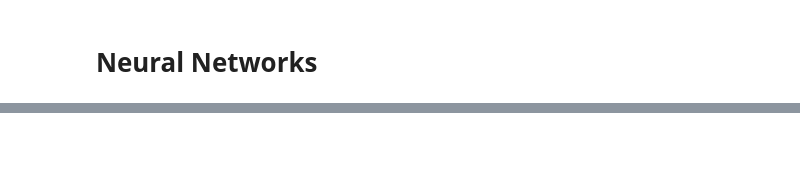
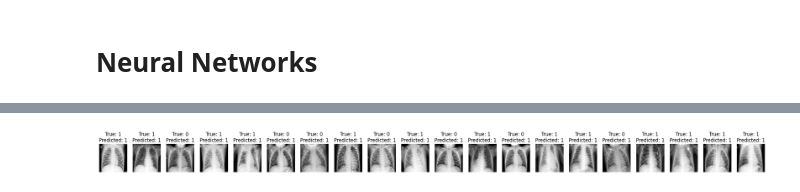
Before and after one commit to buisonanh/pneumonia-classification, a Jupyter notebook: model.ipynb, the cells around one changed output, grey strips where cells are left out. Cells and saved outputs as stored; diff of their text form; code cells hidden in the pictures; blank space fills up the shorter version.

```diff
--- a/model.ipynb
+++ b/model.ipynb
@@ -219,0 +215,26 @@ Epoch 40/40
+# %%
+import matplotlib.pyplot as plt
+import random
+
+# Make predictions using your model on the test data
+# Replace 'model' with the actual name of your trained model
+predictions = model.predict(X_test)
+
+# Define a function to visualize the results
+def visualize_results(images, true_labels, predicted_labels, num_samples):
+    random_indices = random.sample(range(len(images)), num_samples)
+
+    fig, axes = plt.subplots(1, num_samples, figsize=(30, 2))
+    for i, idx in enumerate(random_indices):
+        ax = axes[i]
+        ax.imshow(images[idx].reshape(50, 50), cmap='gray')
+        true_label = true_labels[idx]
+        predicted_label = predicted_labels[idx]
+        ax.set_title(f"True: {true_label}\nPredicted: {predicted_label}")
+        ax.axis('off')
+    plt.show()
+
+# Visualize a random subset of test data along with their true and predicted labels
+num_samples_to_visualize = 20
+visualize_results(X_test, y_test, predictions.argmax(axis=1), num_samples_to_visualize)
+# %% [output]
@@ -219,0 +242 @@ Epoch 40/40
+[figure, added]
```
Also changed, not shown: parts of 13 cells of this notebook.
